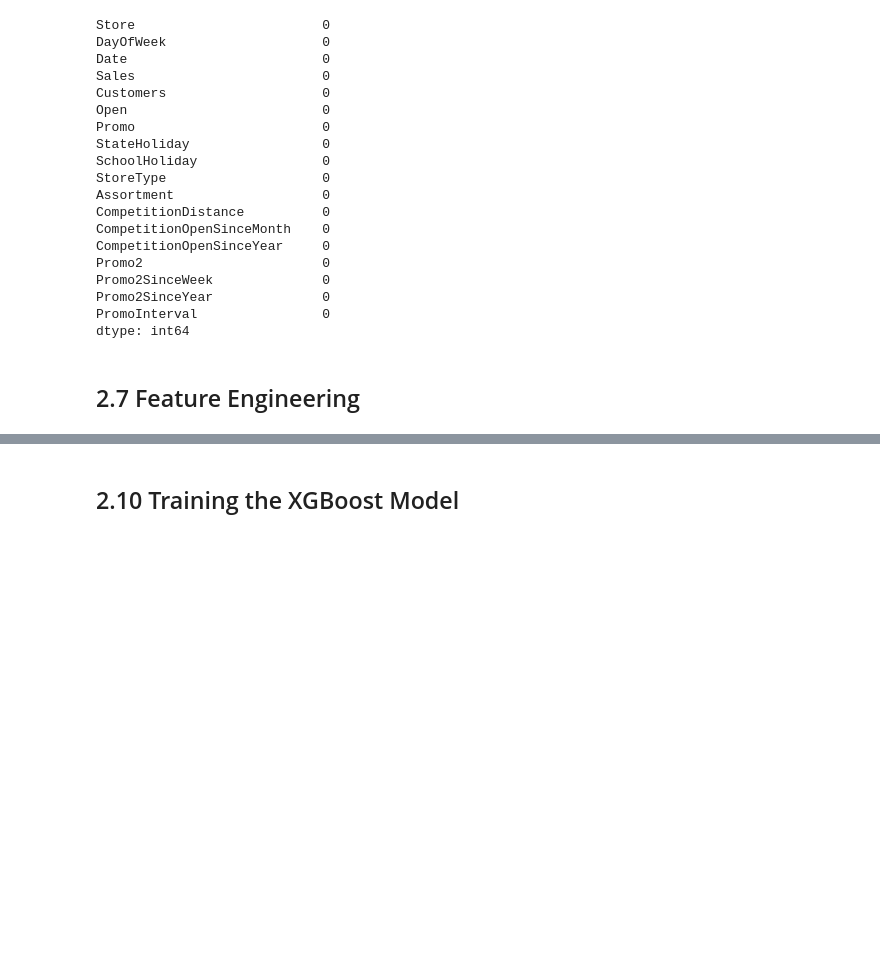
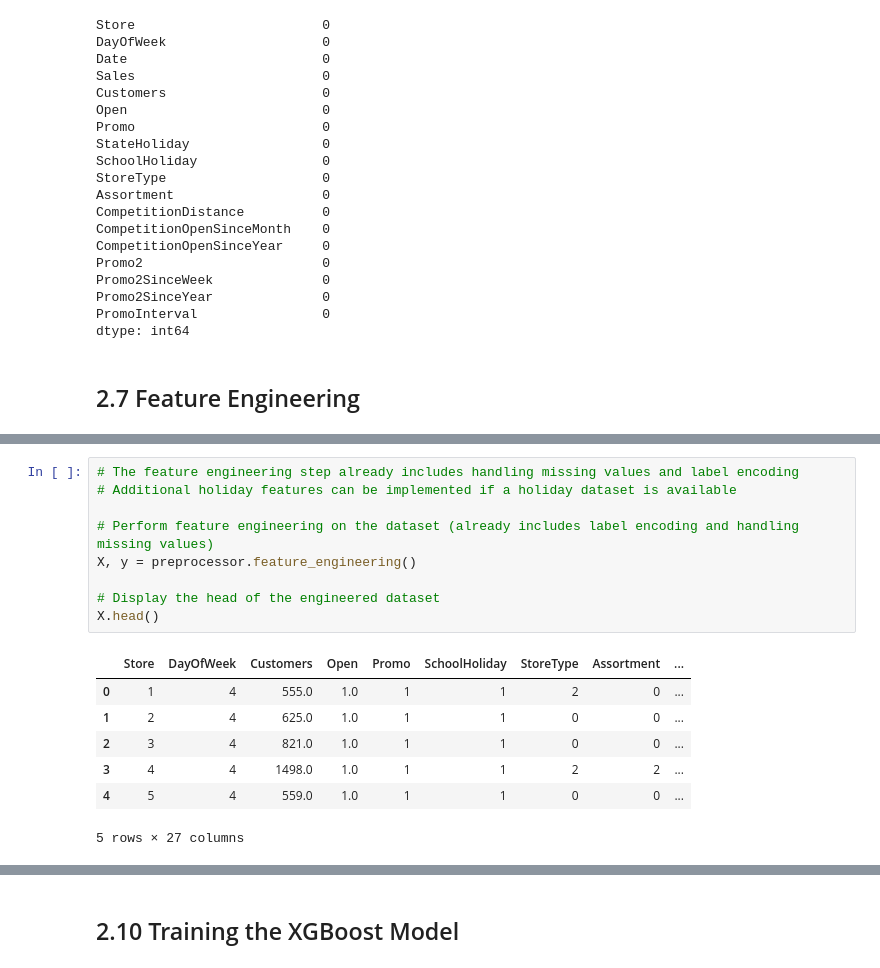
Before and after one commit to dagiteferi/sales-Prediction-model, a Jupyter notebook: notebooks/model.ipynb, the cells around one changed output, grey strips where cells are left out. Cells and saved outputs as stored; diff of their text form; blank space fills up the shorter version.

```diff
--- a/notebooks/model.ipynb
+++ b/notebooks/model.ipynb
@@ -373,0 +348,17 @@ NameError: name 'merged_data' is not defined
+# %%
+# The feature engineering step already includes handling missing values and label encoding
+# Additional holiday features can be implemented if a holiday dataset is available
+
+# Perform feature engineering on the dataset (already includes label encoding and handling missing values)
+X, y = preprocessor.feature_engineering()
+
+# Display the head of the engineered dataset
+X.head()
+# %% [output]
+|  | Store | DayOfWeek | Customers | Open | Promo | SchoolHoliday | StoreType | Assortment | ... |
+| 0 | 1 | 4 | 555.0 | 1.0 | 1 | 1 | 2 | 0 | ... |
+| 1 | 2 | 4 | 625.0 | 1.0 | 1 | 1 | 0 | 0 | ... |
+| 2 | 3 | 4 | 821.0 | 1.0 | 1 | 1 | 0 | 0 | ... |
+| 3 | 4 | 4 | 1498.0 | 1.0 | 1 | 1 | 2 | 2 | ... |
+| 4 | 5 | 4 | 559.0 | 1.0 | 1 | 1 | 0 | 0 | ... |
+5 rows × 27 columns
```
Also changed, not shown: parts of 21 cells of this notebook, 1 other file.
